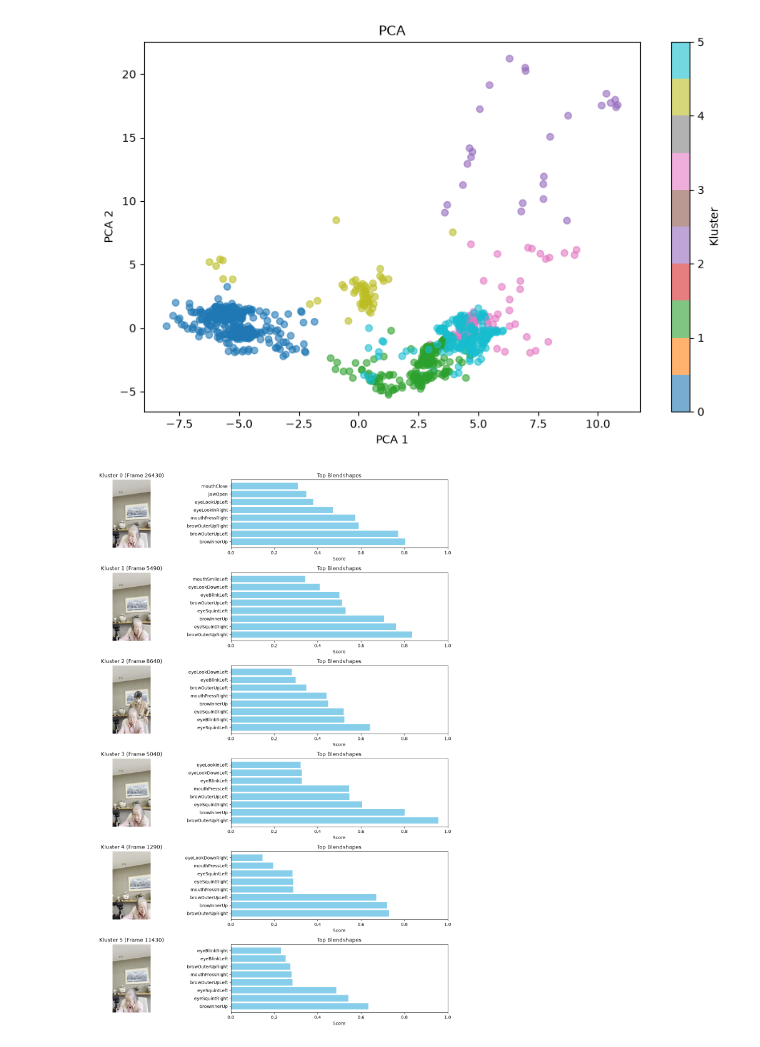
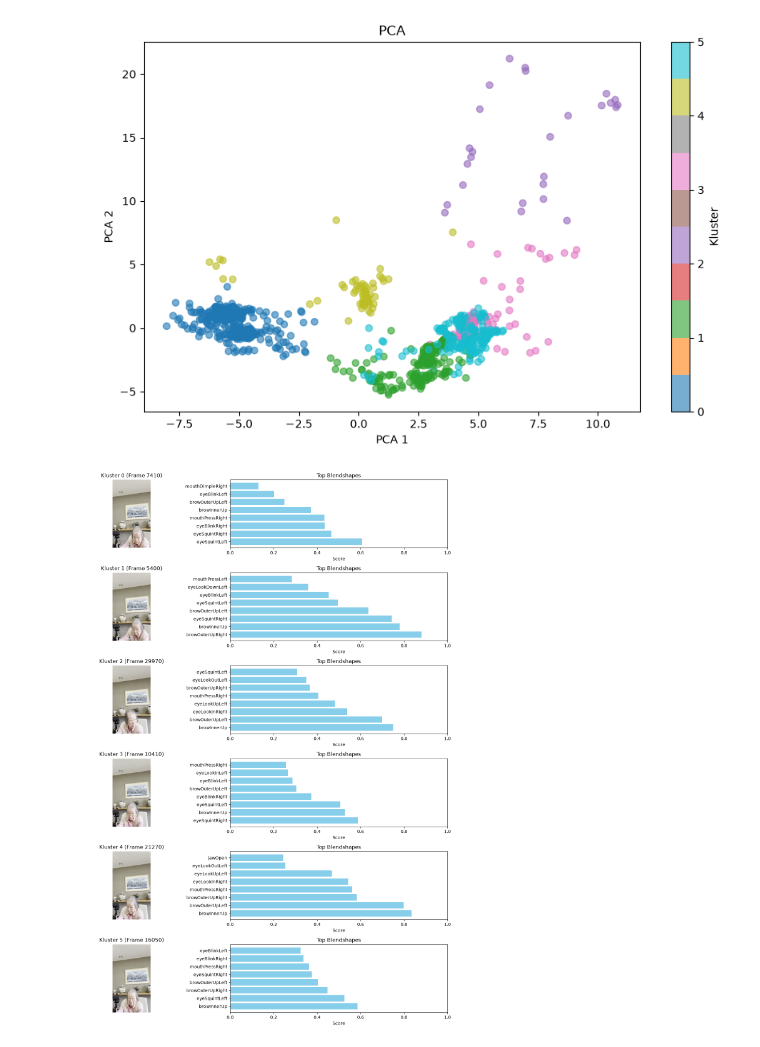
Before and after one commit to LukasStrandberg/Scientific-computing-project---Emotion-detection, a Jupyter notebook: video_test.ipynb, the cells around one changed output. Drawn from its saved outputs; the diff is of its cells as text; code cells hidden in the pictures.

Commit message:
Clustering updated with TSNE. New file for concatenate videos into a [mean, max, std] vector.

```diff
--- a/video_test.ipynb
+++ b/video_test.ipynb
@@ -217,6 +219,9 @@ for epoch in range(epochs):
 model.eval()
 with torch.no_grad():
     X_ae = model.encoder(X_tensor).numpy()
+# %%
+tsne = TSNE(n_components=2, random_state=SEED, perplexity=30)
+X_tsne = tsne.fit_transform(X_scaled)
 # %%
 max_score = 0
 sil_ae_array = np.zeros(11)
@@ -254,4 +259,5 @@ kmeans = KMeans(n_clusters=n_clusters,random_state=SEED, n_init=10)
 
 labels_AE = kmeans.fit_predict(X_ae)
 labels_PCA = kmeans.fit_predict(X_pca)
+labels_tsne = kmeans.fit_predict(X_tsne)
 # %% [output]
@@ -315,7 +330,7 @@ plt.show()
 [figure]
 # %%
 # Antal kluster du har (samma som n_clusters i din KMeans)
-n_clusters = len(np.unique(labels_AE))
+n_clusters = len(np.unique(labels_tsne))
 
 # Hitta ursprungliga kolumnnamn för blendshapes (alla kolumner förutom 'frame_idx')
 blendshape_cols = [col for col in df.columns if col != 'frame_idx']
@@ -324,16 +339,16 @@ plt.figure(figsize=(14, 3 * n_clusters))
 
 for cluster_id in range(n_clusters):
     # Hitta alla index i vår DataFrame som tillhör detta kluster
-    cluster_mask = (labels_AE == cluster_id)
+    cluster_mask = (labels_tsne == cluster_id)
     cluster_indices = np.where(cluster_mask)[0]
 
     if len(cluster_indices) == 0:
         continue
 
     # Hitta punkten som ligger närmast klustrets centroid i PCA-rymden
-    cluster_pca = X_pca[cluster_mask]
-    cluster_centroid = np.mean(cluster_pca, axis=0)
-    distances = np.linalg.norm(cluster_pca - cluster_centroid, axis=1)
+    cluster = X_tsne[cluster_mask]
+    cluster_centroid = np.mean(cluster, axis=0)
+    distances = np.linalg.norm(cluster - cluster_centroid, axis=1)
     best_idx_in_cluster = cluster_indices[np.argmin(distances)]
 
     # Hämta motsvarande bildrutans index och läs in bilden från videon
@@ -346,34 +361,34 @@ for cluster_id in range(n_clusters):
 
     if not ret:
         continue
 
     frame_rgb = cv2.cvtColor(frame, cv2.COLOR_BGR2RGB)
 
     # Hämta de högsta blendshapes för detta kluster (medelvärde eller den bästa bilden)
     bs_values = df.iloc[best_idx_in_cluster][blendshape_cols].astype(float)
     top_features = bs_values.nlargest(8)  # Visa de 8 starkaste muskelrörelserna
 
     # --- Rita subplots: Bild till vänster, Stapeldiagram till höger ---
 
     # 1. Bilden
     plt.subplot(n_clusters, 2, cluster_id * 2 + 1)
     plt.imshow(frame_rgb)
     plt.title(f"Kluster {cluster_id} (Frame {target_frame_idx})")
     plt.axis('off')
 
     # 2. Stapeldiagrammet (Bars)
     plt.subplot(n_clusters, 2, cluster_id * 2 + 2)
     y_pos = np.arange(len(top_features))
     plt.barh(y_pos, top_features.values, align='center', color='skyblue')
     plt.yticks(y_pos, top_features.index)
     plt.xlabel("Score")
     plt.title("Top Blendshapes")
     plt.xlim(0, 1.0)
 
 plt.tight_layout()
 plt.show()
 # %% [output]
-[figure, old version]
+[figure, new version]
 # %%
 # Bestäm hur många bilder du vill visa per kluster
 X_bästa = 5
```
Also changed, not shown: parts of 4 cells of this notebook, 1 other file.
